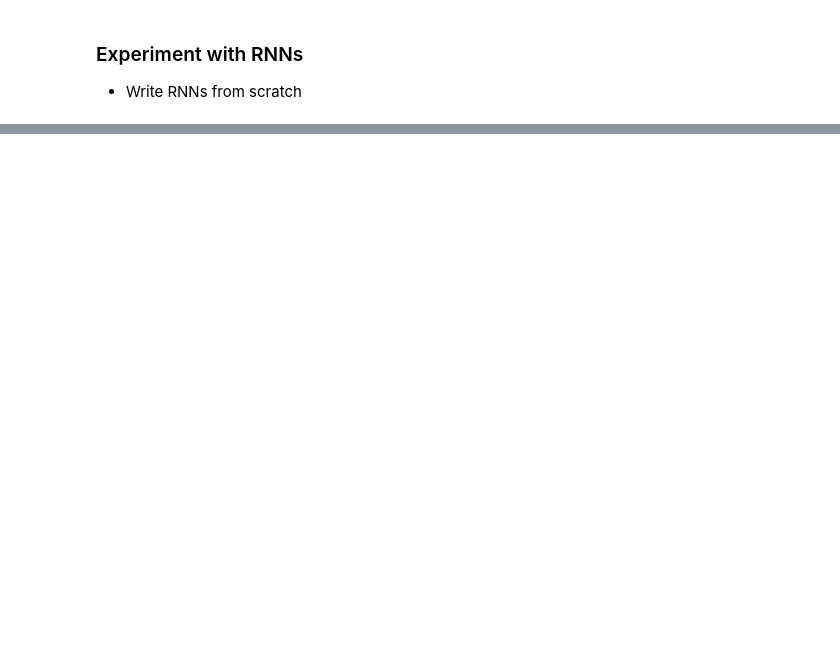
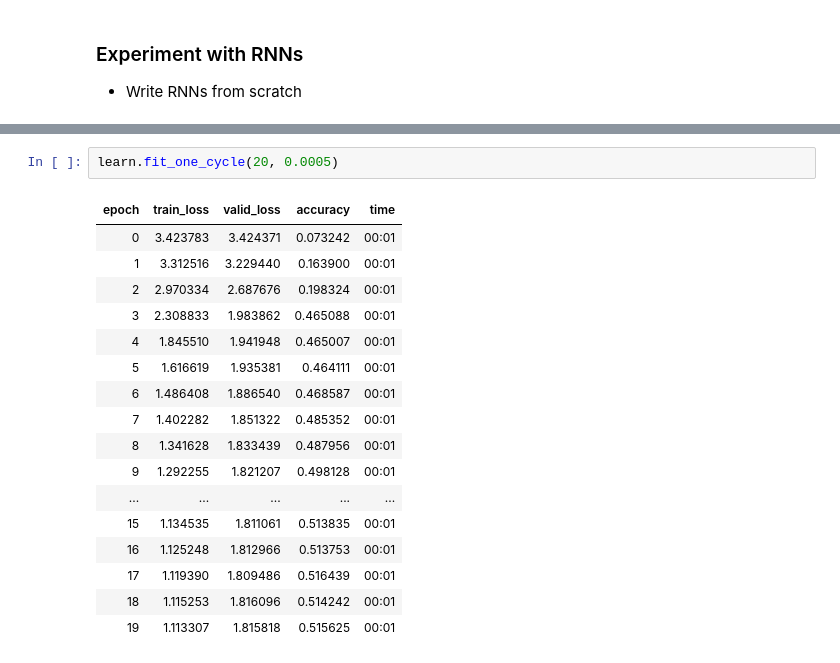
Before and after one commit to Nick-palmar/fast_book, a Jupyter notebook: 12_nlp_deep_dive_redo.ipynb, the cells around one changed output, grey strips where cells are left out. Saved outputs shown, nothing was run; the diff lists cells and outputs as text; blank space fills up the shorter version.

```diff
--- a/12_nlp_deep_dive_redo.ipynb
+++ b/12_nlp_deep_dive_redo.ipynb
@@ -140,0 +155,20 @@ RuntimeError: ignored
+# %%
+learn.fit_one_cycle(20, 0.0005)
+# %% [output]
+| epoch | train_loss | valid_loss | accuracy | time |
+| 0 | 3.423783 | 3.424371 | 0.073242 | 00:01 |
+| 1 | 3.312516 | 3.229440 | 0.163900 | 00:01 |
+| 2 | 2.970334 | 2.687676 | 0.198324 | 00:01 |
+| 3 | 2.308833 | 1.983862 | 0.465088 | 00:01 |
+| 4 | 1.845510 | 1.941948 | 0.465007 | 00:01 |
+| 5 | 1.616619 | 1.935381 | 0.464111 | 00:01 |
+| 6 | 1.486408 | 1.886540 | 0.468587 | 00:01 |
+| 7 | 1.402282 | 1.851322 | 0.485352 | 00:01 |
+| 8 | 1.341628 | 1.833439 | 0.487956 | 00:01 |
+| 9 | 1.292255 | 1.821207 | 0.498128 | 00:01 |
+| ... | ... | ... | ... | ... |
+| 15 | 1.134535 | 1.811061 | 0.513835 | 00:01 |
+| 16 | 1.125248 | 1.812966 | 0.513753 | 00:01 |
+| 17 | 1.119390 | 1.809486 | 0.516439 | 00:01 |
+| 18 | 1.115253 | 1.816096 | 0.514242 | 00:01 |
+| 19 | 1.113307 | 1.815818 | 0.515625 | 00:01 |
```
Also changed, not shown: parts of 15 cells of this notebook.
